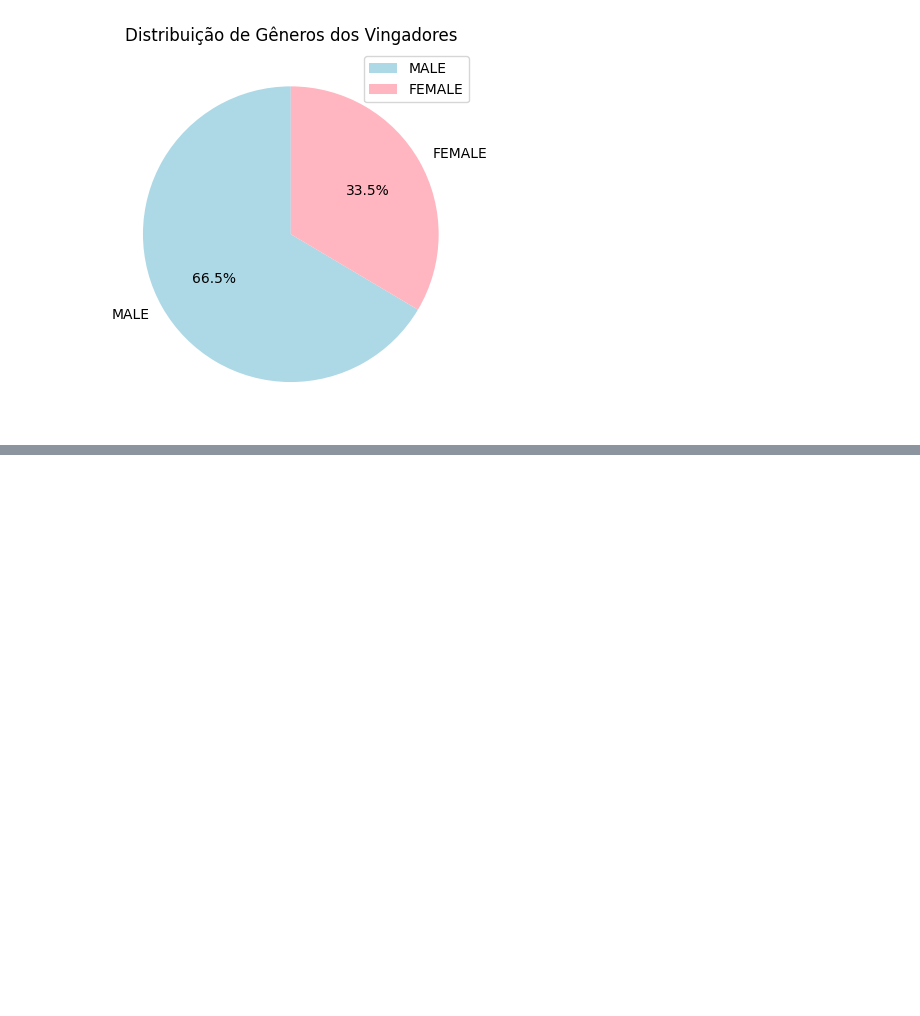
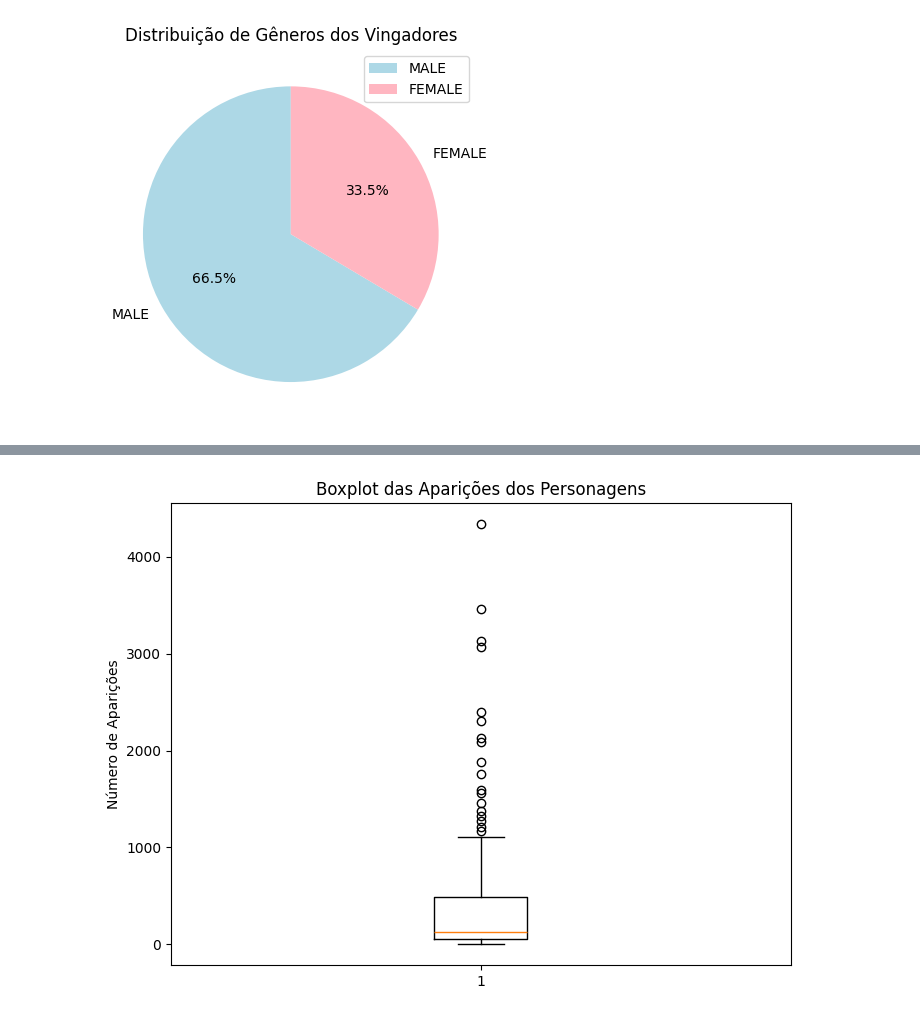
Before and after one commit to Israella/Analise_Vingadores, a Jupyter notebook: teste.ipynb, the cells around one changed output, grey strips where cells are left out. Drawn from its saved outputs; the diff is of its cells as text; code cells hidden in the pictures; blank space fills up the shorter version.

```diff
--- a/teste.ipynb
+++ b/teste.ipynb
@@ -73,0 +85,9 @@ plt.show()      # mostra o gráfico
+# %%
+# # Distribuição da coluna Appearances - variavel numerica - boxplot
+plt.figure(figsize=(8,6))
+plt.boxplot(df['Appearances'], vert=True)
+plt.title('Boxplot das Aparições dos Personagens')
+plt.ylabel('Número de Aparições')
+plt.show()
+# %% [output]
+[figure, added]
```
Also changed, not shown: parts of 3 cells of this notebook, 1 other file.
